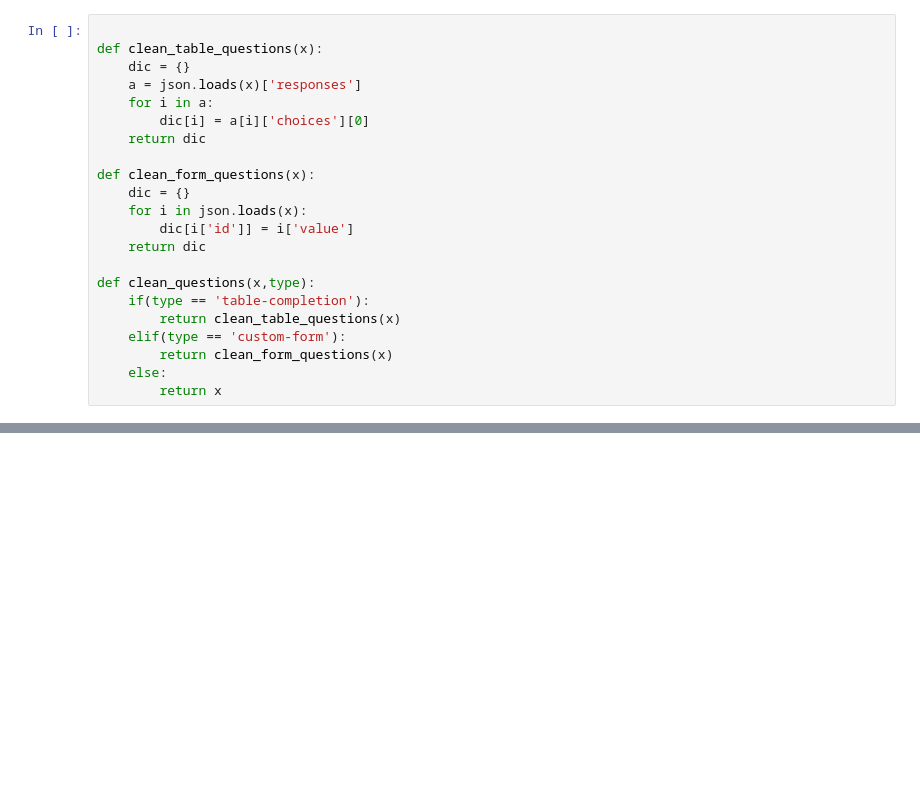
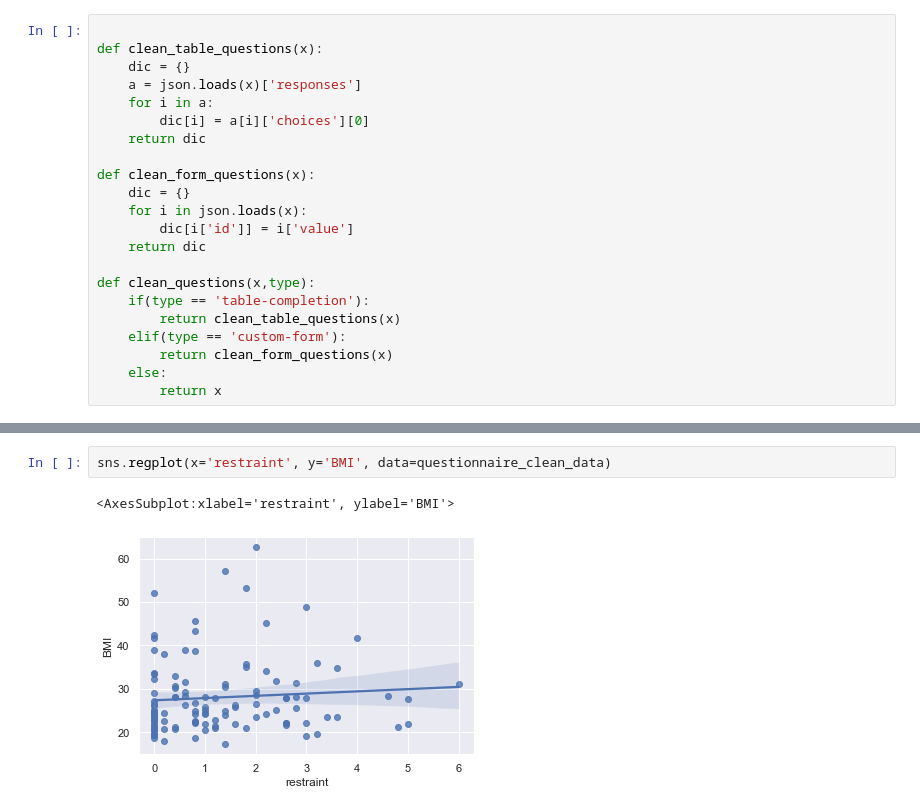
Before and after one commit to Sepsad/Interindividual-differences-in-Learning-to-Act-or-Avoid, a Jupyter notebook: Questionnaire_cleaning.ipynb, the cells around one changed output, grey strips where cells are left out. Cells and saved outputs as stored; diff of their text form; blank space fills up the shorter version.

```diff
--- a/Questionnaire_cleaning.ipynb
+++ b/Questionnaire_cleaning.ipynb
@@ -93,0 +90,5 @@ df
+# %%
+sns.regplot(x='restraint', y='BMI', data=questionnaire_clean_data)
+# %% [output]
+<AxesSubplot:xlabel='restraint', ylabel='BMI'>
+[figure, added]
```
Also changed, not shown: parts of 23 cells of this notebook.
